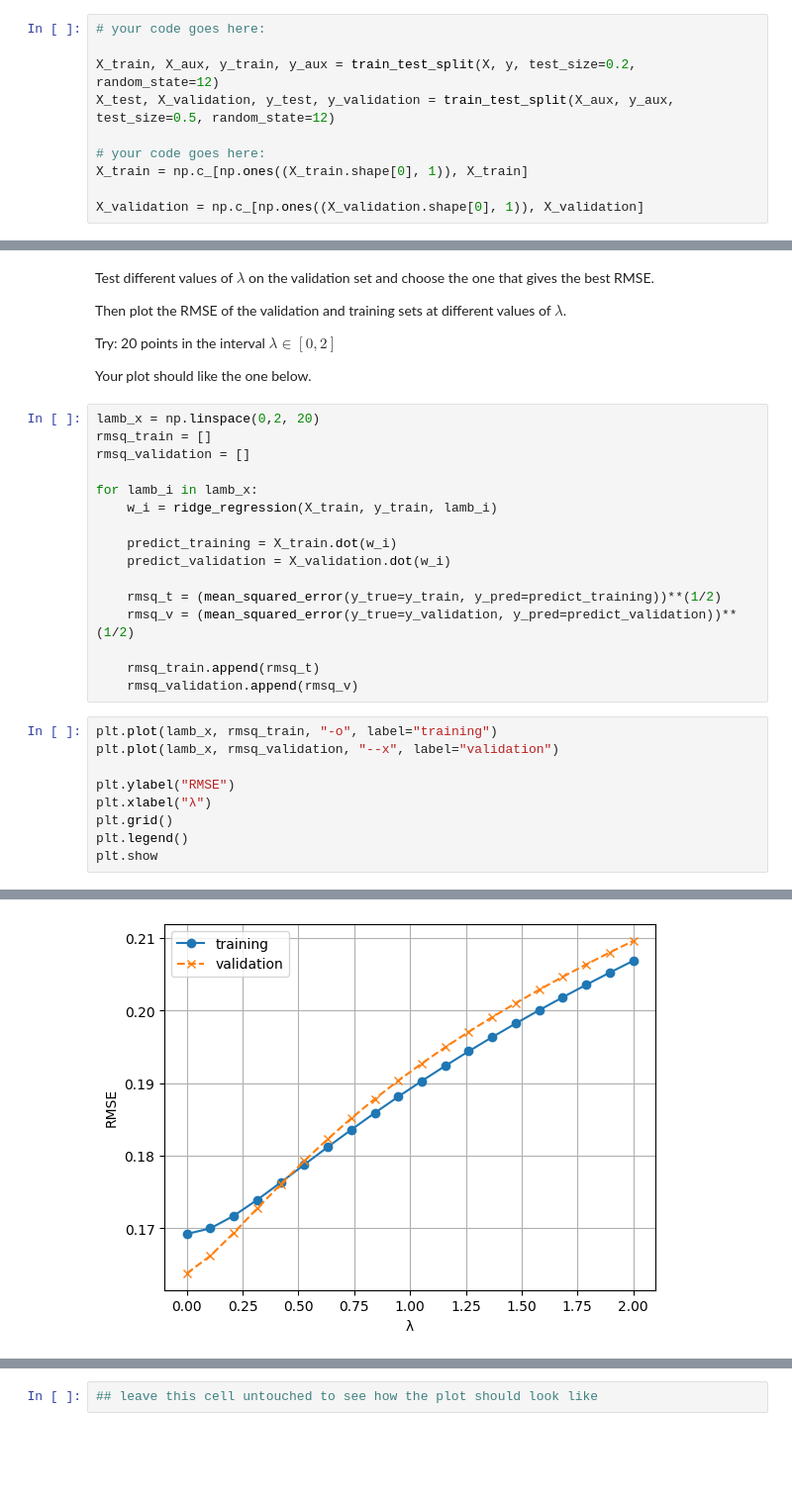
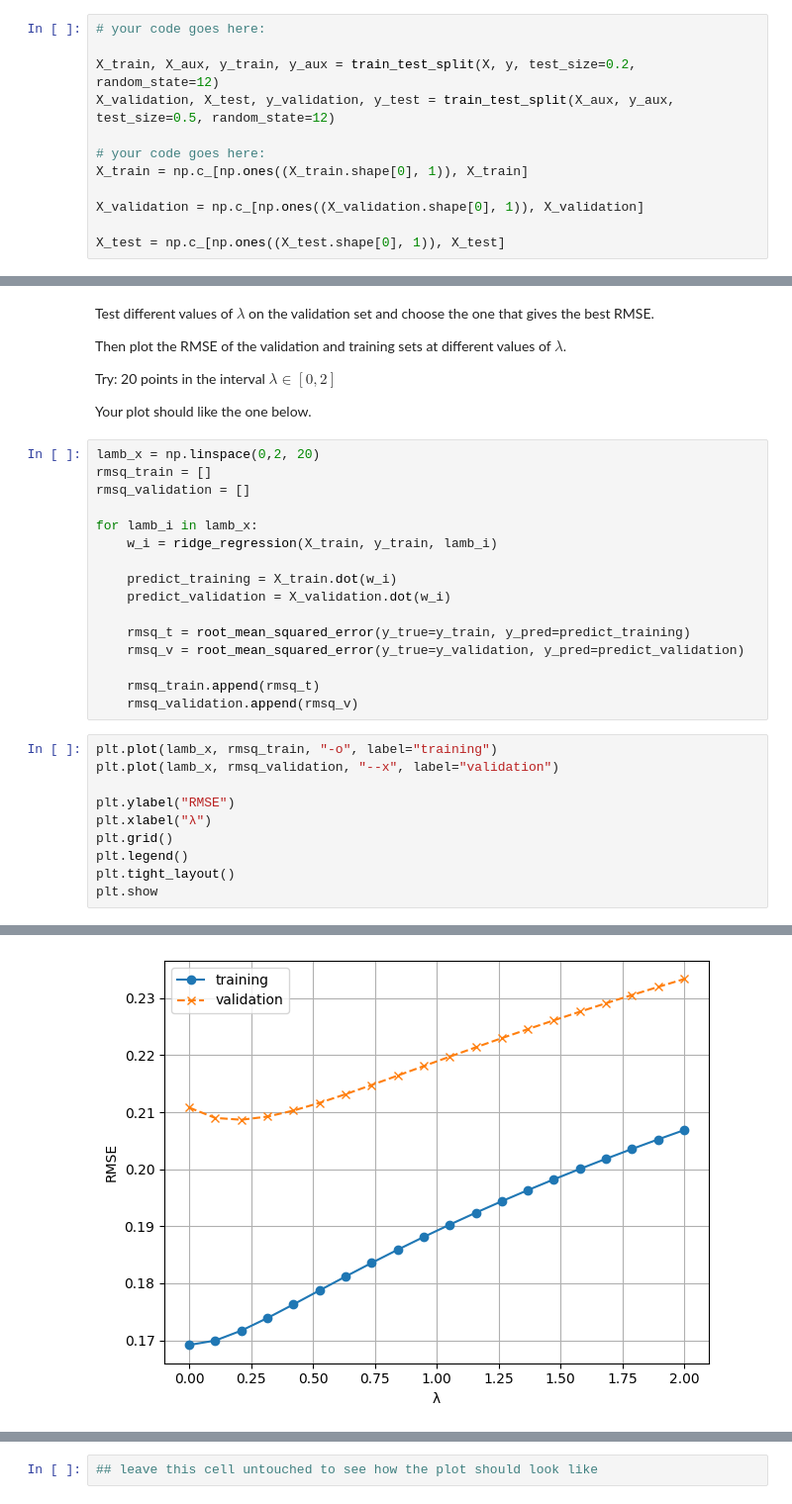
Before and after one commit to jhe-sua/fgv-teaemcd, a Jupyter notebook: lab5_linear_regression_regularization/Lab 05 -- Linear Regression 2.ipynb, the cells around one changed output, grey strips where cells are left out. Shown at 99% size. Cells and saved outputs as stored; diff of their text form; blank space fills up the shorter version.

```diff
--- a/lab5_linear_regression_regularization/Lab 05 -- Linear Regression 2.ipynb
+++ b/lab5_linear_regression_regularization/Lab 05 -- Linear Regression 2.ipynb
@@ -62,12 +62,14 @@ suggestion: use random_state=12
 # your code goes here:
 
 X_train, X_aux, y_train, y_aux = train_test_split(X, y, test_size=0.2, random_state=12)
-X_test, X_validation, y_test, y_validation = train_test_split(X_aux, y_aux, test_size=0.5, random_state=12)
+X_validation, X_test, y_validation, y_test = train_test_split(X_aux, y_aux, test_size=0.5, random_state=12)
 
 # your code goes here:
 X_train = np.c_[np.ones((X_train.shape[0], 1)), X_train]
 
 X_validation = np.c_[np.ones((X_validation.shape[0], 1)), X_validation]
+
+X_test = np.c_[np.ones((X_test.shape[0], 1)), X_test]
 # %% [markdown]
 # Part I - Ridge Regression
 
@@ -100,20 +102,21 @@ for lamb_i in lamb_x:
     predict_training = X_train.dot(w_i)
     predict_validation = X_validation.dot(w_i)
 
-    rmsq_t = (mean_squared_error(y_true=y_train, y_pred=predict_training))**(1/2)
-    rmsq_v = (mean_squared_error(y_true=y_validation, y_pred=predict_validation))**(1/2)
+    rmsq_t = root_mean_squared_error(y_true=y_train, y_pred=predict_training)
+    rmsq_v = root_mean_squared_error(y_true=y_validation, y_pred=predict_validation)
 
     rmsq_train.append(rmsq_t)
     rmsq_validation.append(rmsq_v)
 # %%
 plt.plot(lamb_x, rmsq_train, "-o", label="training")
 plt.plot(lamb_x, rmsq_validation, "--x", label="validation")
 
 plt.ylabel("RMSE")
 plt.xlabel("λ")
 plt.grid()
 plt.legend()
+plt.tight_layout()
 plt.show
 # %% [output]
 <function matplotlib.pyplot.show(close=None, block=None)>
-[figure, old version]
+[figure, new version]
```
Also changed, not shown: parts of 4 cells of this notebook.
